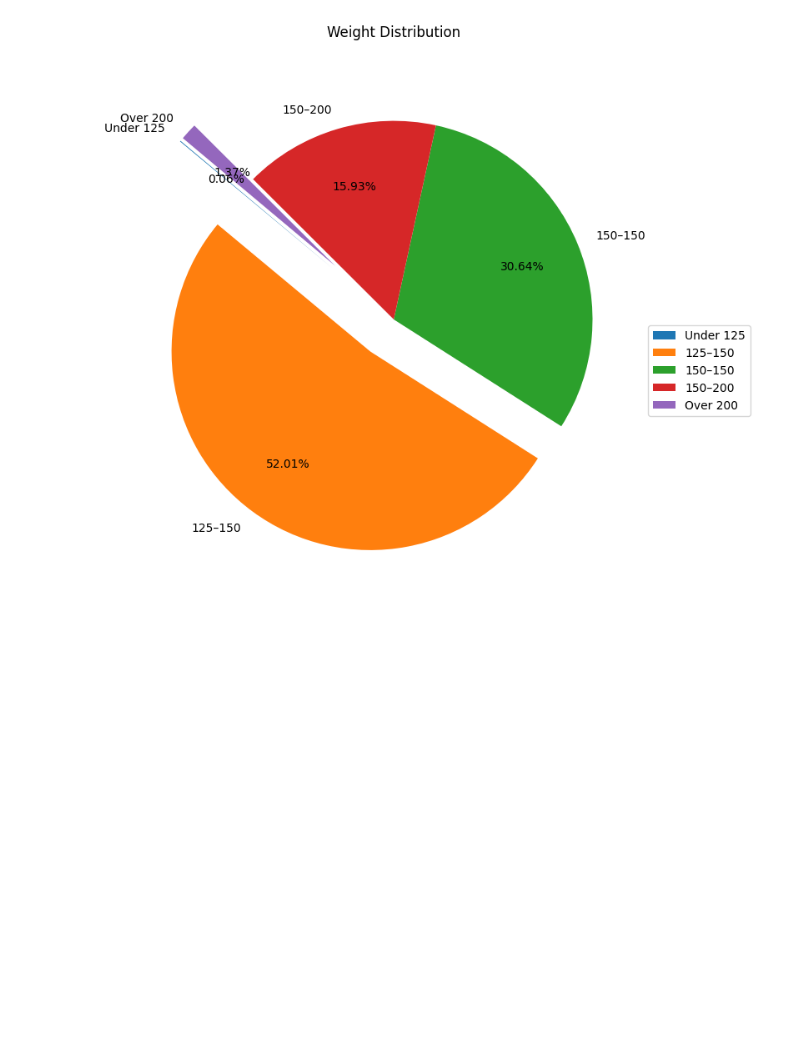
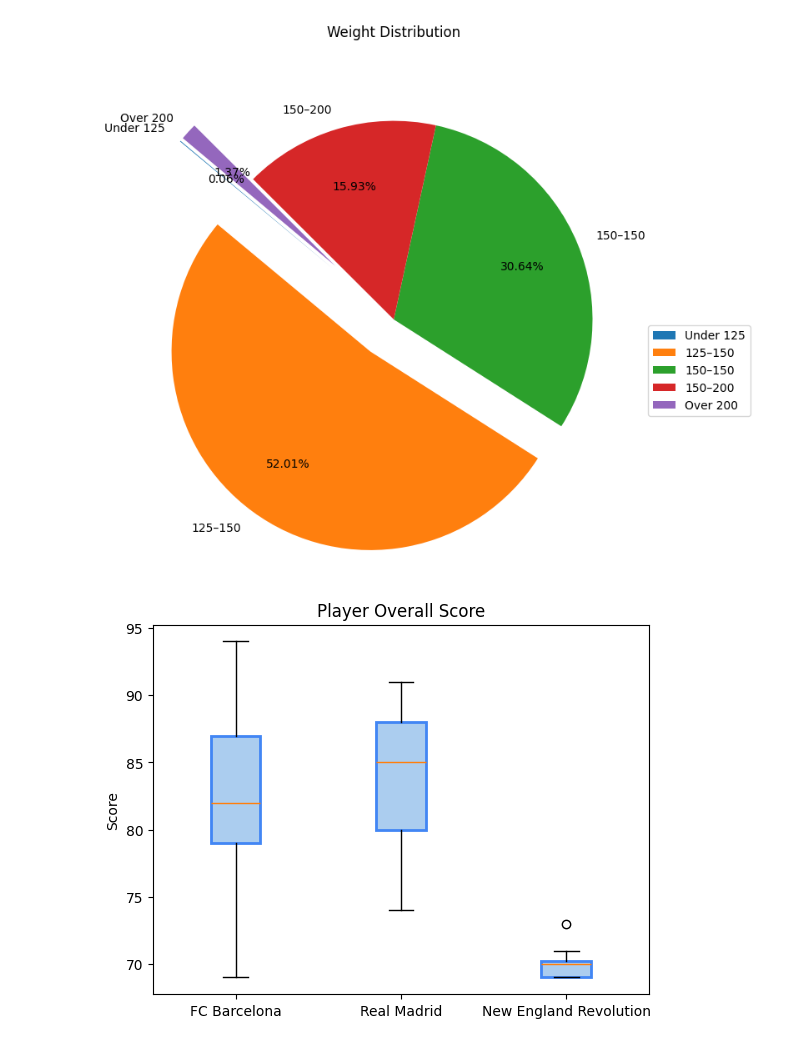
Before and after one commit to SriVarshini15/Python, a Jupyter notebook: Matplotlip.ipynb, the cells around one changed output. Cells and saved outputs as stored; diff of their text form; code cells hidden in the pictures; blank space fills up the shorter version.

```diff
--- a/Matplotlip.ipynb
+++ b/Matplotlip.ipynb
@@ -215,3 +215,21 @@ plt.tight_layout()  # Automatically adjust subplots to fit in figure area
 plt.show()
 # %% [output]
 [figure]
+# %%
+barcelona=fifa.loc[fifa.Club == 'FC Barcelona']['Overall']
+madrid=fifa.loc[fifa.Club == 'Real Madrid']['Overall']
+revs=fifa.loc[fifa.Club == 'New England Revolution']['Overall']
+
+labels=['FC Barcelona','Real Madrid','New England Revolution']
+
+boxes=plt.boxplot([barcelona,madrid,revs],labels=labels, patch_artist=True)
+
+
+for box in boxes['boxes']:
+  box.set(color='#4286f4',linewidth=2)
+  box.set_facecolor('#abcdef')
+plt.title('Player Overall Score')
+plt.ylabel('Score')
+plt.show()
+# %% [output]
+[figure, added]
```
